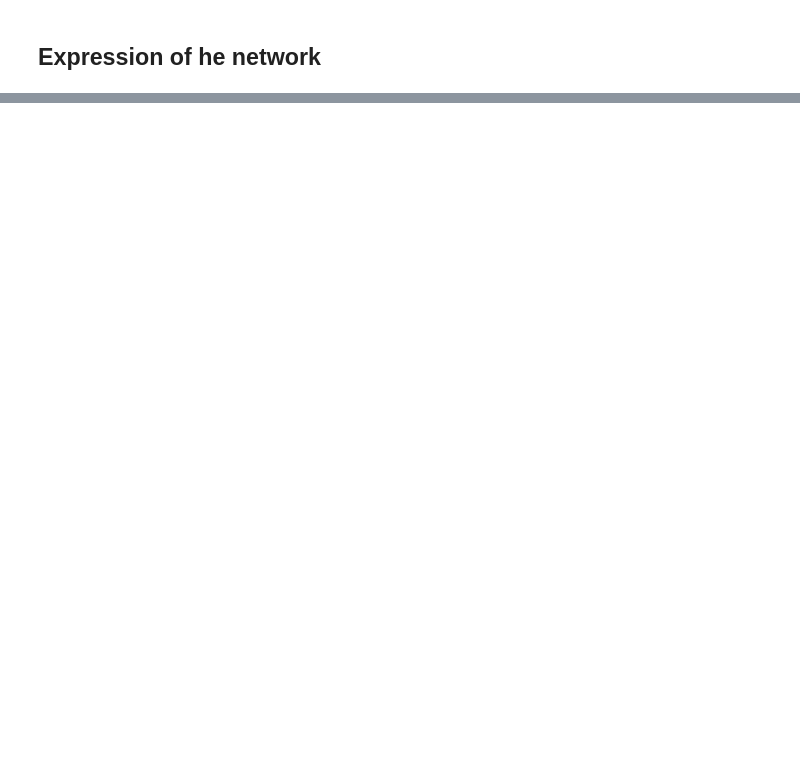
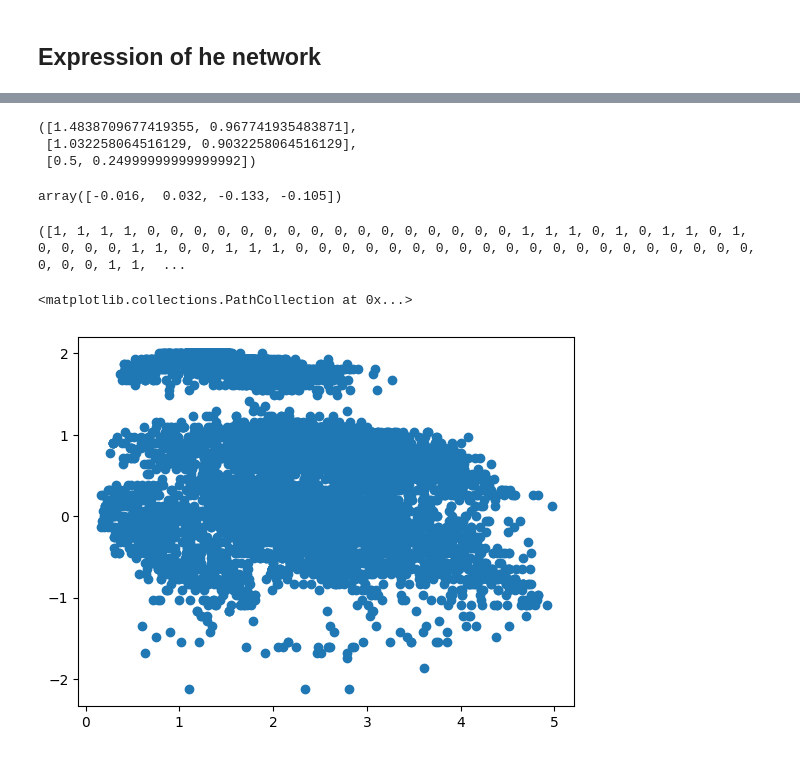
Before and after one commit to QuantumApplicationLab/wntr-quantum, a Jupyter notebook: docs/notebooks/trash/wntr_design.ipynb, the cells around one changed output, grey strips where cells are left out. Drawn from its saved outputs; the diff is of its cells as text; code cells hidden in the pictures; blank space fills up the shorter version.

Commit message:
designer works

```diff
--- a/docs/notebooks/trash/wntr_design.ipynb
+++ b/docs/notebooks/trash/wntr_design.ipynb
@@ -25,0 +67,47 @@ AttributeError: 'Model' object has no attribute 'hw_resistance'
+# %%
+istart = designer.sol_vect_flows.size
+for i in range(designer.sol_vect_heads.size):
+
+    bqm.add_linear_inequality_constraint(
+        qubo.all_expr[istart + i],
+        lagrange_multiplier=1,
+        label="head_%s" % i,
+        lb=1,
+        ub=2,
+    )
+# %%
+sampleset = qubo.sample_bqm(bqm, num_reads=10000)
+# %%
+flow, heads, param = qubo.decode_solution(sampleset.lowest())
+# %%
+flow, heads, param
+# %% [output]
+([1.4838709677419355, 0.967741935483871],
+ [1.032258064516129, 0.9032258064516129],
+ [0.5, 0.24999999999999992])
+# %%
+import numpy as np
+num_heads = designer.wn.num_junctions
+designer.verify_solution(np.array(flow+heads), param)
+# %% [output]
+array([-0.016,  0.032, -0.133, -0.105])
+# %%
+sampleset.record[0]
+# %% [output]
+([1, 1, 1, 1, 0, 0, 0, 0, 0, 0, 0, 0, 0, 0, 0, 0, 0, 0, 0, 0, 1, 1, 1, 0, 1, 0, 1, 1, 0, 1, 0, 0, 0, 0, 1, 1, 0, 0, 1, 1, 1, 0, 0, 0, 0, 0, 0, 0, 0, 0, 0, 0, 0, 0, 0, 0, 0, 0, 0, 0, 0, 0, 0, 0, 1, 1,  ...
+# %%
+nsol = []
+cost = []
+cons = []
+colors = []
+for i in range(10000):
+    flow, heads, param = qubo.decode_solution(sampleset, sol_index=i)
+    nsol.append(np.linalg.norm(designer.verify_solution(np.array(flow+heads), param)))
+    cost.append(np.sum(param))
+    cons.append(np.sum(np.array(heads)-1))
+# %%
+import matplotlib.pyplot as plt
+plt.scatter(nsol, cons)
+# %% [output]
+<matplotlib.collections.PathCollection at 0x...>
+[figure, added]
```
Also changed, not shown: parts of 10 cells of this notebook, 5 other files.
